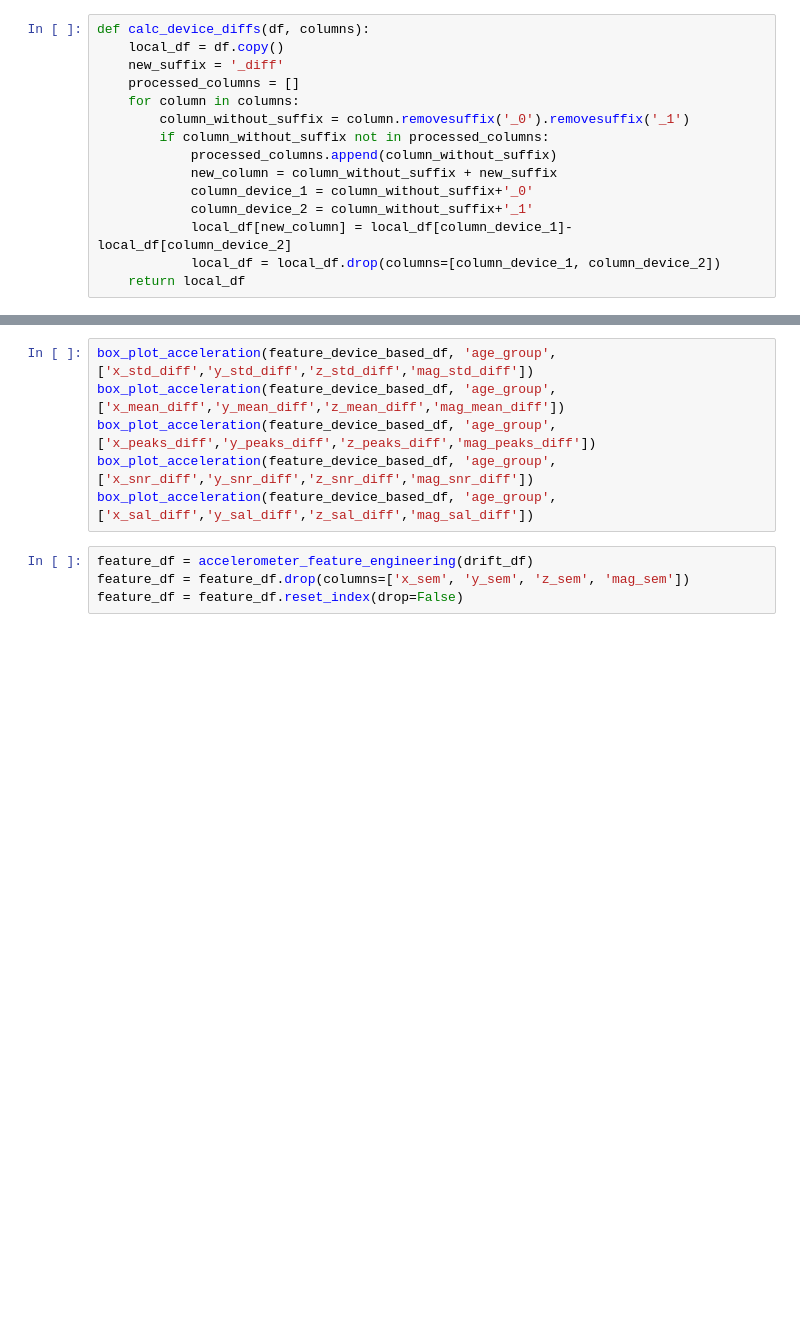
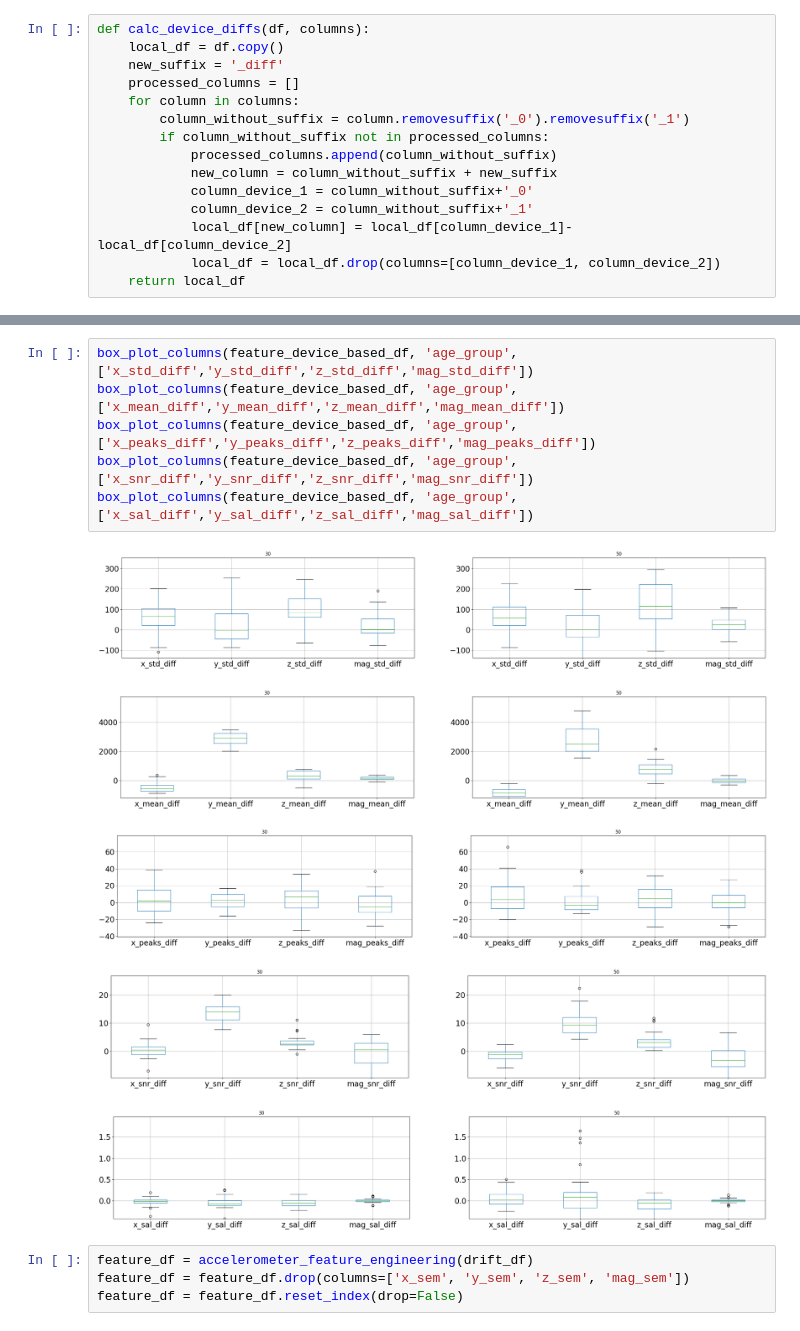
Before and after one commit to t1m0/master_thesis_analysis, a Jupyter notebook: 06_drift_analysis.ipynb, the cells around one changed output, grey strips where cells are left out. Saved outputs shown, nothing was run; the diff lists cells and outputs as text; blank space fills up the shorter version.

```diff
--- a/06_drift_analysis.ipynb
+++ b/06_drift_analysis.ipynb
@@ -75,9 +128,15 @@ feature_device_based_df.corr(numeric_only=True)
 # %%
-box_plot_acceleration(feature_device_based_df, 'age_group', ['x_std_diff','y_std_diff','z_std_diff','mag_std_diff'])
-box_plot_acceleration(feature_device_based_df, 'age_group', ['x_mean_diff','y_mean_diff','z_mean_diff','mag_mean_diff'])
-box_plot_acceleration(feature_device_based_df, 'age_group', ['x_peaks_diff','y_peaks_diff','z_peaks_diff','mag_peaks_diff'])
-box_plot_acceleration(feature_device_based_df, 'age_group', ['x_snr_diff','y_snr_diff','z_snr_diff','mag_snr_diff'])
-box_plot_acceleration(feature_device_based_df, 'age_group', ['x_sal_diff','y_sal_diff','z_sal_diff','mag_sal_diff'])
+box_plot_columns(feature_device_based_df, 'age_group', ['x_std_diff','y_std_diff','z_std_diff','mag_std_diff'])
+box_plot_columns(feature_device_based_df, 'age_group', ['x_mean_diff','y_mean_diff','z_mean_diff','mag_mean_diff'])
+box_plot_columns(feature_device_based_df, 'age_group', ['x_peaks_diff','y_peaks_diff','z_peaks_diff','mag_peaks_diff'])
+box_plot_columns(feature_device_based_df, 'age_group', ['x_snr_diff','y_snr_diff','z_snr_diff','mag_snr_diff'])
+box_plot_columns(feature_device_based_df, 'age_group', ['x_sal_diff','y_sal_diff','z_sal_diff','mag_sal_diff'])
+# %% [output]
+[figure, added]
+[figure, added]
+[figure, added]
+[figure, added]
+[figure, added]
 # %%
 feature_df = accelerometer_feature_engineering(drift_df)
 feature_df = feature_df.drop(columns=['x_sem', 'y_sem', 'z_sem', 'mag_sem'])
```
Also changed, not shown: parts of 12 cells of this notebook, 6 other files.
